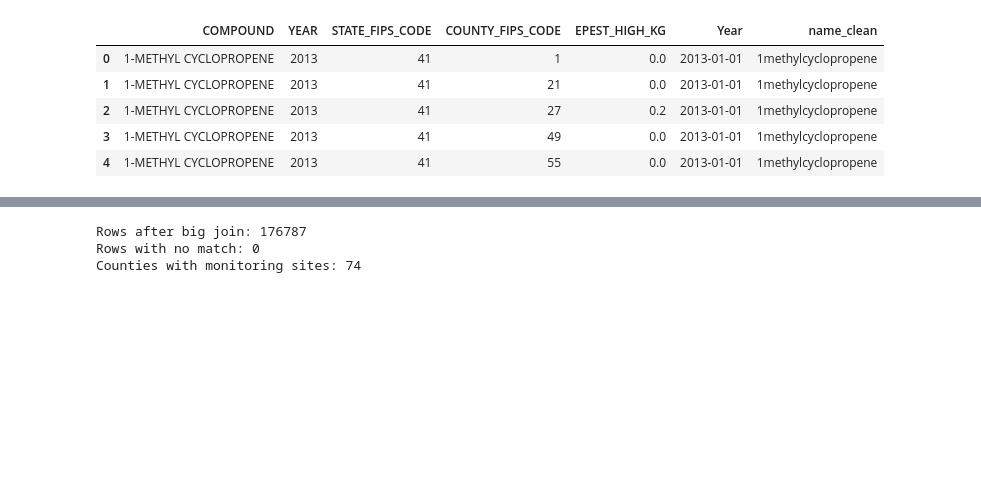
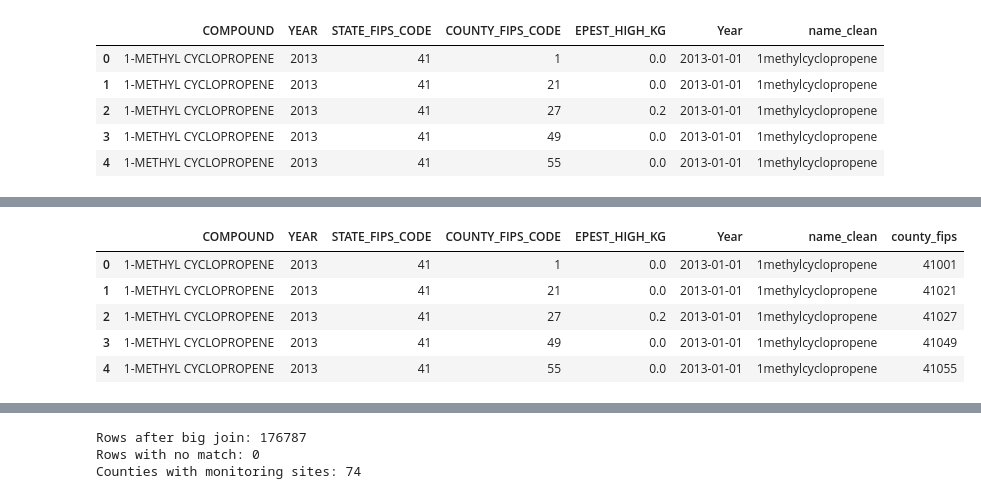
Before and after one commit to peytonrsmith/PerryLavinderSmith, a Jupyter notebook: Scripts/Ecotox_NEW.ipynb, the cells around one changed output, grey strips where cells are left out. Saved outputs shown, nothing was run; the diff lists cells and outputs as text; code cells hidden in the pictures; blank space fills up the shorter version.

```diff
--- a/Scripts/Ecotox_NEW.ipynb
+++ b/Scripts/Ecotox_NEW.ipynb
@@ -428,3 +422,12 @@ pest_use['county_fips'] = pest_use['county_fips'].astype(str)
+# %%
+pest_use.head()
+# %% [output]
+|  | COMPOUND | YEAR | STATE_FIPS_CODE | COUNTY_FIPS_CODE | EPEST_HIGH_KG | Year | name_clean | county_fips |
+| 0 | 1-METHYL CYCLOPROPENE | 2013 | 41 | 1 | 0.0 | 2013-01-01 | 1methylcyclopropene | 41001 |
+| 1 | 1-METHYL CYCLOPROPENE | 2013 | 41 | 21 | 0.0 | 2013-01-01 | 1methylcyclopropene | 41021 |
+| 2 | 1-METHYL CYCLOPROPENE | 2013 | 41 | 27 | 0.2 | 2013-01-01 | 1methylcyclopropene | 41027 |
+| 3 | 1-METHYL CYCLOPROPENE | 2013 | 41 | 49 | 0.0 | 2013-01-01 | 1methylcyclopropene | 41049 |
+| 4 | 1-METHYL CYCLOPROPENE | 2013 | 41 | 55 | 0.0 | 2013-01-01 | 1methylcyclopropene | 41055 |
 # %%
 #Join of all data
 pest_water_use = (
```
Also changed, not shown: parts of 8 cells of this notebook.
